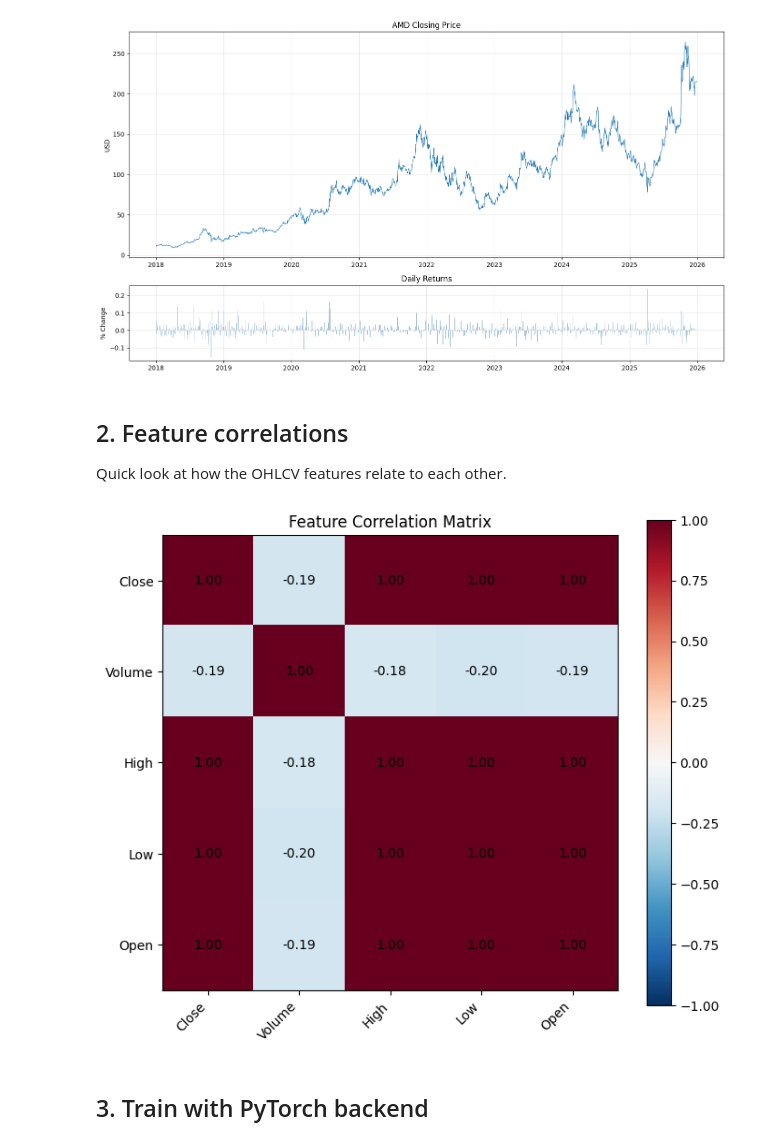
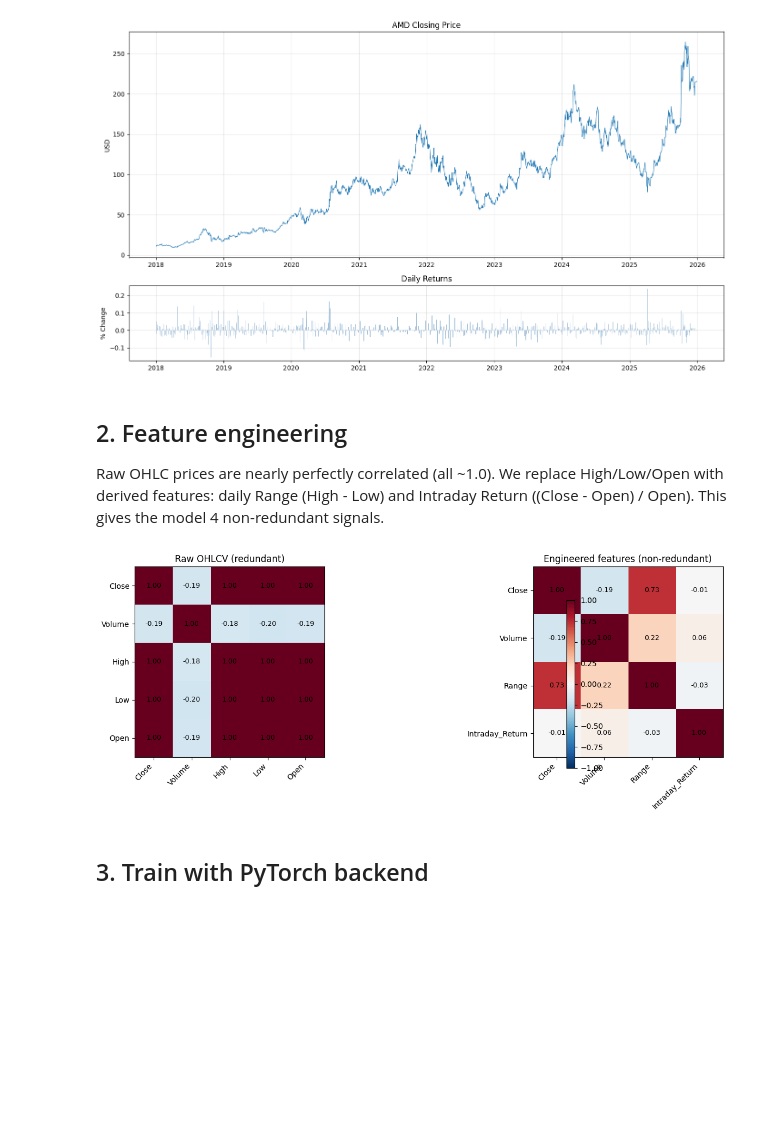
Before and after one commit to UBParker/predict, a Jupyter notebook: notebooks/amd_example.ipynb, the cells around one changed output. Cells and saved outputs as stored; diff of their text form; code cells hidden in the pictures; blank space fills up the shorter version.

```diff
--- a/notebooks/amd_example.ipynb
+++ b/notebooks/amd_example.ipynb
@@ -55,26 +55,46 @@ plt.show()
 # %% [output]
 [figure]
 # %% [markdown]
-## 2. Feature correlations
+## 2. Feature engineering
 
-Quick look at how the OHLCV features relate to each other.
+Raw OHLC prices are nearly perfectly correlated (all ~1.0). We replace High/Low/Open with derived features: daily Range (High - Low) and Intraday Return ((Close - Open) / Open). This gives the model 4 non-redundant signals.
 # %%
-fig, ax = plt.subplots(figsize=(7, 6))
-corr = df.corr()
-im = ax.imshow(corr, cmap="RdBu_r", vmin=-1, vmax=1)
-ax.set_xticks(range(len(corr.columns)))
-ax.set_yticks(range(len(corr.columns)))
-ax.set_xticklabels(corr.columns, rotation=45, ha="right")
-ax.set_yticklabels(corr.columns)
-for i in range(len(corr)):
-    for j in range(len(corr)):
-        ax.text(j, i, f"{corr.iloc[i, j]:.2f}", ha="center", va="center", fontsize=10)
-fig.colorbar(im)
-ax.set_title("Feature Correlation Matrix")
+cfg = Config(ticker="AMD", start_date="2018-01-01", end_date="2025-12-31")
+raw = fetch_market_data(cfg)
+
+# show why we need feature engineering
+fig, axes = plt.subplots(1, 2, figsize=(14, 5))
+
+# raw correlations
+raw_corr = raw.corr()
+im1 = axes[0].imshow(raw_corr, cmap="RdBu_r", vmin=-1, vmax=1)
+axes[0].set_xticks(range(len(raw_corr.columns)))
+axes[0].set_yticks(range(len(raw_corr.columns)))
+axes[0].set_xticklabels(raw_corr.columns, rotation=45, ha="right")
+axes[0].set_yticklabels(raw_corr.columns)
+for i in range(len(raw_corr)):
+    for j in range(len(raw_corr)):
+        axes[0].text(j, i, f"{raw_corr.iloc[i, j]:.2f}", ha="center", va="center", fontsize=9)
+axes[0].set_title("Raw OHLCV (redundant)")
+
+# engineered correlations
+eng = engineer_features(raw, cfg)
+eng_corr = eng.corr()
+im2 = axes[1].imshow(eng_corr, cmap="RdBu_r", vmin=-1, vmax=1)
+axes[1].set_xticks(range(len(eng_corr.columns)))
+axes[1].set_yticks(range(len(eng_corr.columns)))
+axes[1].set_xticklabels(eng_corr.columns, rotation=45, ha="right")
+axes[1].set_yticklabels(eng_corr.columns)
+for i in range(len(eng_corr)):
+    for j in range(len(eng_corr)):
+        axes[1].text(j, i, f"{eng_corr.iloc[i, j]:.2f}", ha="center", va="center", fontsize=9)
+axes[1].set_title("Engineered features (non-redundant)")
+
+fig.colorbar(im2, ax=axes, shrink=0.8)
 plt.tight_layout()
 plt.show()
 # %% [output]
-[figure, old version]
+[figure, new version]
 # %% [markdown]
 ## 3. Train with PyTorch backend
 # %%
```
Also changed, not shown: parts of 6 cells of this notebook, 3 other files.
